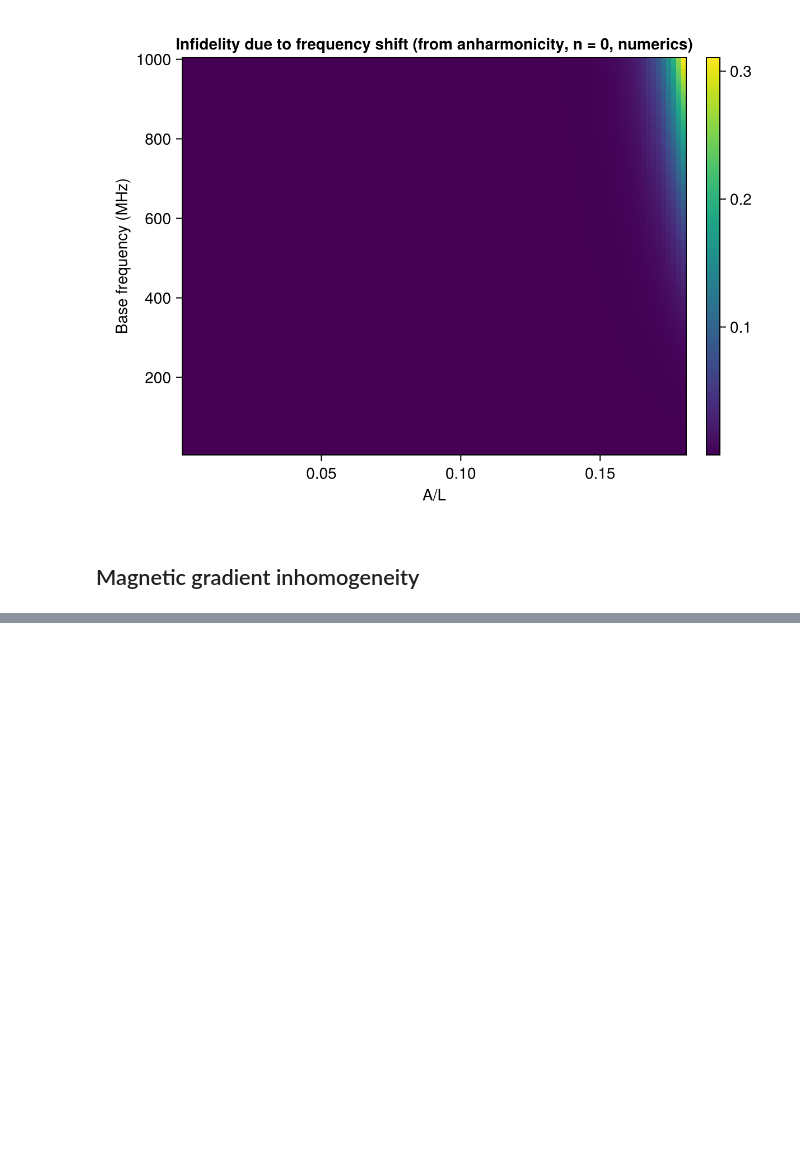
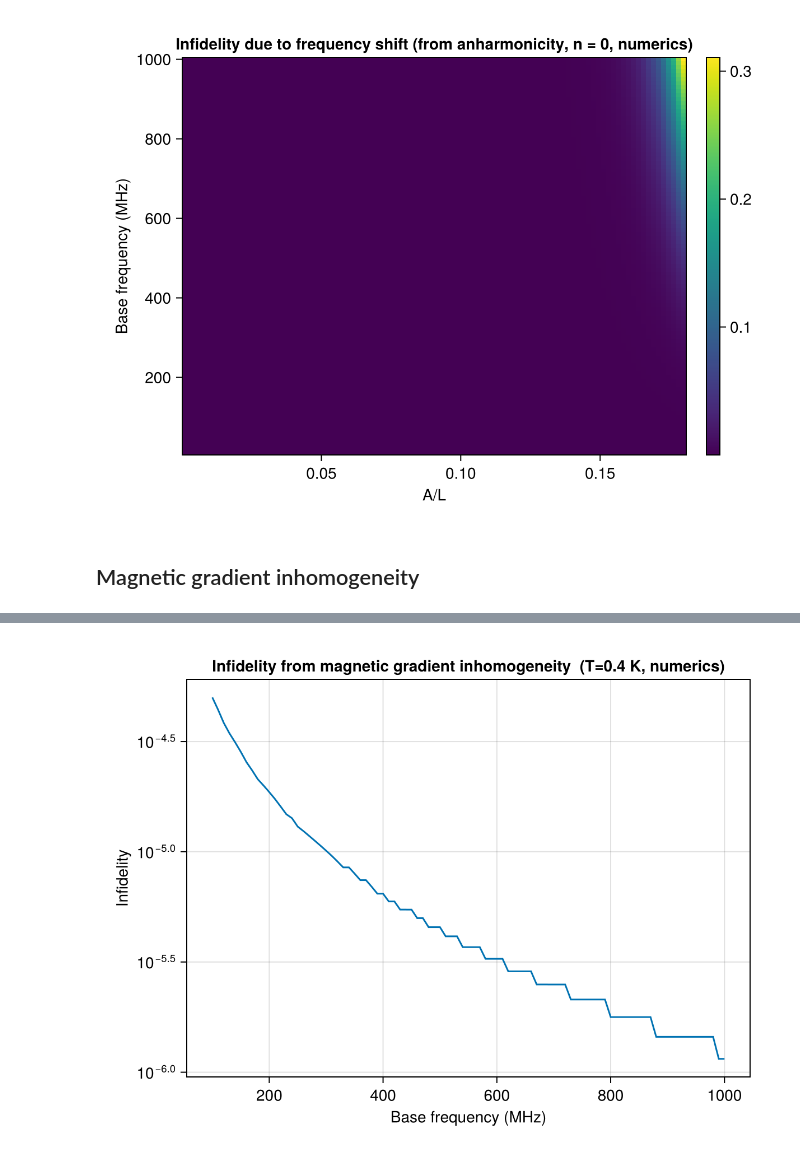
Before and after one commit to Lightup1/Penning_trap_electron, a Jupyter notebook: gate_infidelities/physical_paramters.ipynb, the cells around one changed output, grey strips where cells are left out. Drawn from its saved outputs; the diff is of its cells as text; code cells hidden in the pictures; blank space fills up the shorter version.

```diff
--- a/gate_infidelities/physical_paramters.ipynb
+++ b/gate_infidelities/physical_paramters.ipynb
@@ -77,0 +142,9 @@ fig
+# %%
+fig=Figure()
+ax=Axis(fig[1,1],ylabel="Infidelity",xlabel="Base frequency (MHz)",title="Infidelity from magnetic gradient inhomogeneity  (T=0.4 K, numerics)",yscale=log10)
+
+lines!(ax,(base_frequency|>ustrip)/2pi,infidelity_values_numerical)
+
+fig
+# %% [output]
+[figure, added]
```
Also changed, not shown: parts of 8 cells of this notebook.
